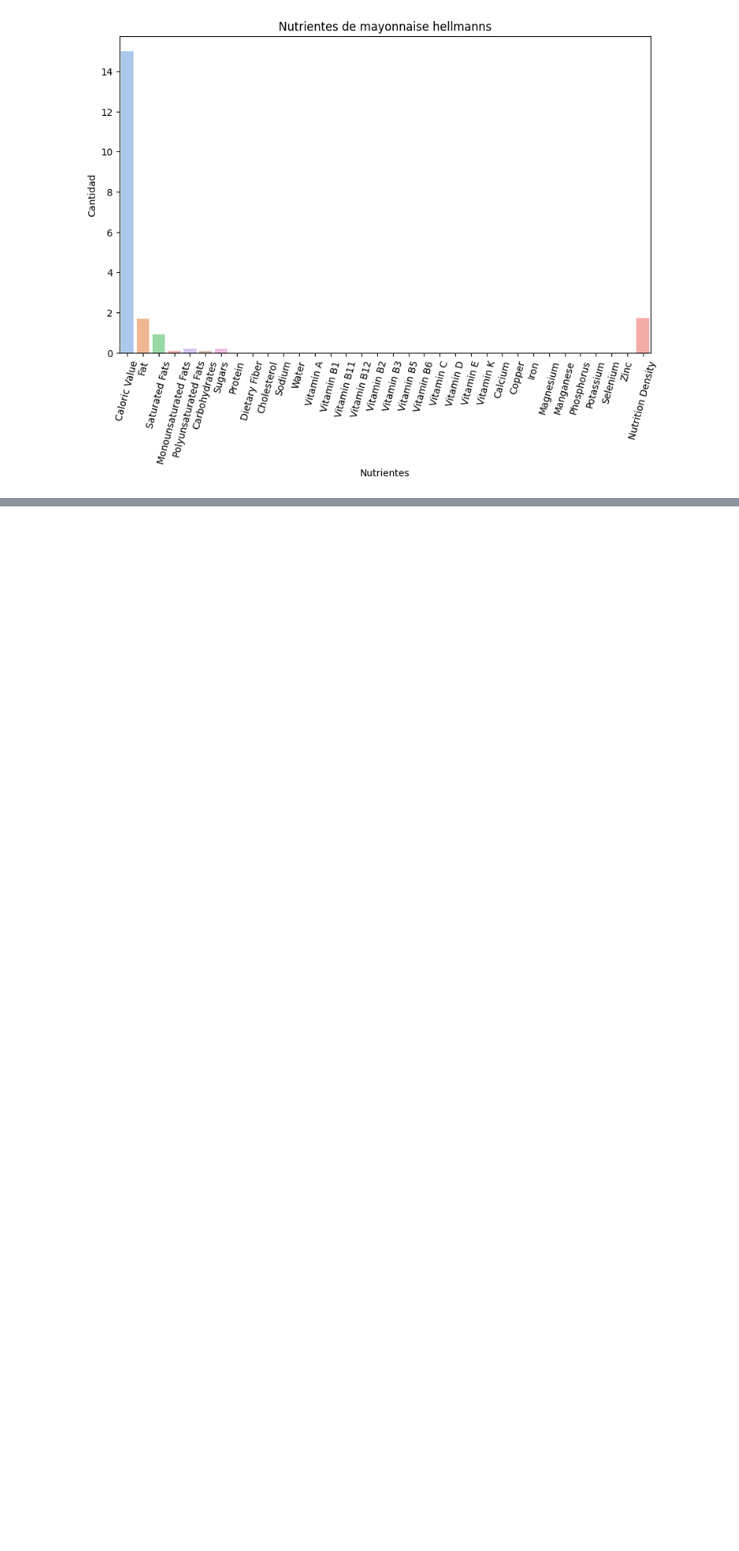
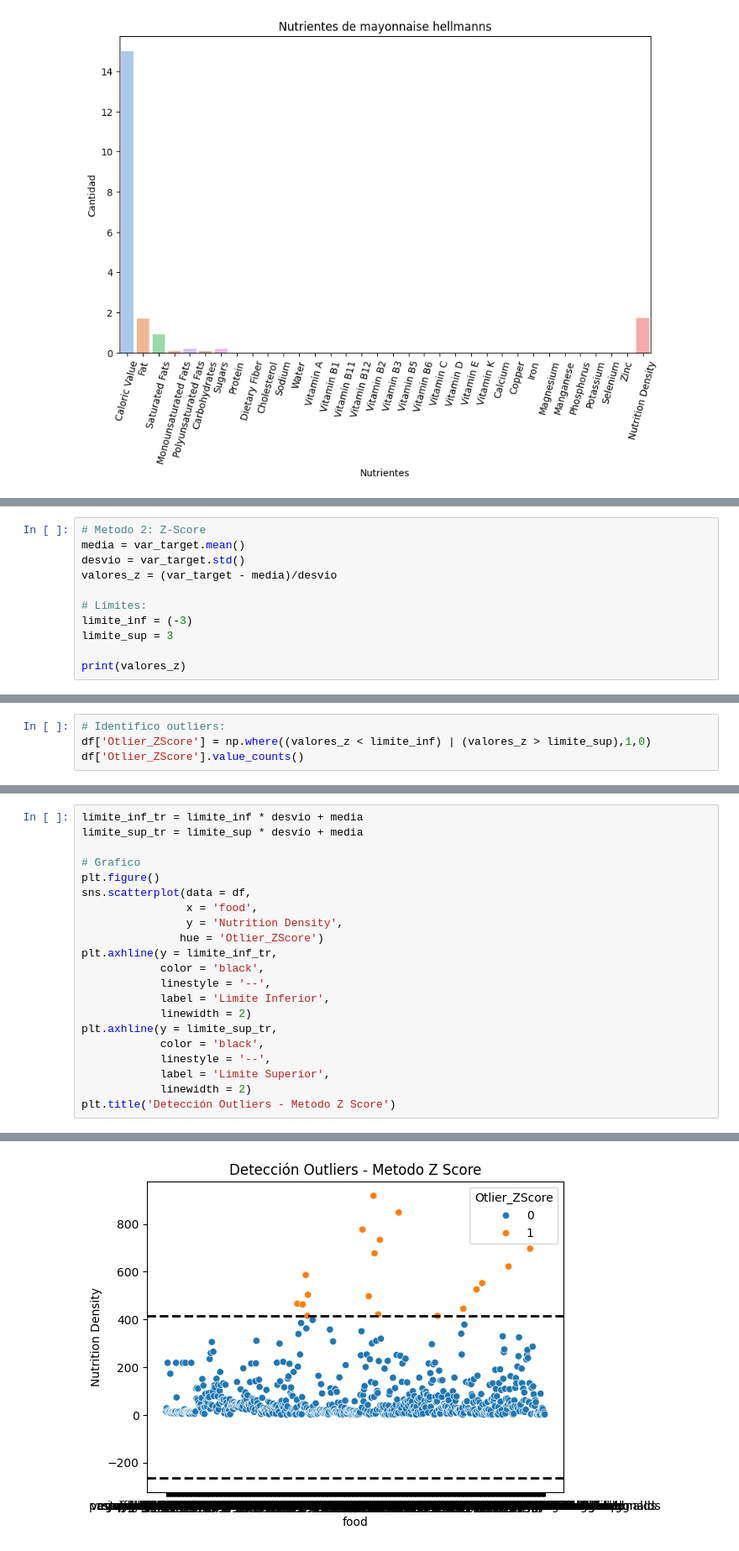
Before and after one commit to NatanCuello30/Data-Science-1, a Jupyter notebook: DataScience/FINAL_FOOD_DATASET/ProyectoDS_Parte1_+Cuello.ipynb, the cells around one changed output, grey strips where cells are left out. Shown at 84% size. Drawn from its saved outputs; the diff is of its cells as text; blank space fills up the shorter version.

```diff
--- a/DataScience/FINAL_FOOD_DATASET/ProyectoDS_Parte1_+Cuello.ipynb
+++ b/DataScience/FINAL_FOOD_DATASET/ProyectoDS_Parte1_+Cuello.ipynb
@@ -739,0 +791,11 @@ for _ in range(2):
+# %%
+# Metodo 2: Z-Score
+media = var_target.mean()
+desvio = var_target.std()
+valores_z = (var_target - media)/desvio
+
+# Limites:
+limite_inf = (-3)
+limite_sup = 3
+
+print(valores_z)
@@ -739,0 +815,4 @@ for _ in range(2):
+# %%
+# Identifico outliers:
+df['Otlier_ZScore'] = np.where((valores_z < limite_inf) | (valores_z > limite_sup),1,0)
+df['Otlier_ZScore'].value_counts()
@@ -739,0 +824,22 @@ for _ in range(2):
+# %%
+limite_inf_tr = limite_inf * desvio + media
+limite_sup_tr = limite_sup * desvio + media
+
+# Grafico
+plt.figure()
+sns.scatterplot(data = df,
+                x = 'food',
+                y = 'Nutrition Density',
+               hue = 'Otlier_ZScore')
+plt.axhline(y = limite_inf_tr,
+            color = 'black',
+            linestyle = '--',
+            label = 'Limite Inferior',
+            linewidth = 2)
+plt.axhline(y = limite_sup_tr,
+            color = 'black',
+            linestyle = '--',
+            label = 'Limite Superior',
+            linewidth = 2)
+plt.title('Detección Outliers - Metodo Z Score')
+# %% [output]
@@ -739,0 +847 @@ for _ in range(2):
+[figure, added]
```
Also changed, not shown: parts of 11 cells of this notebook.
